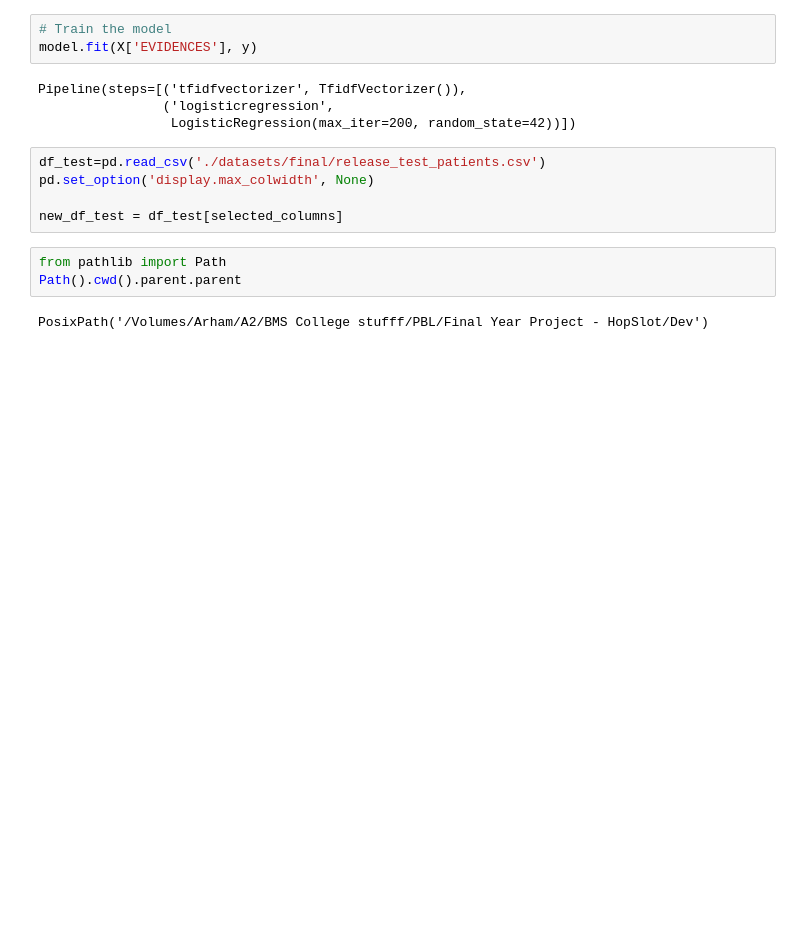
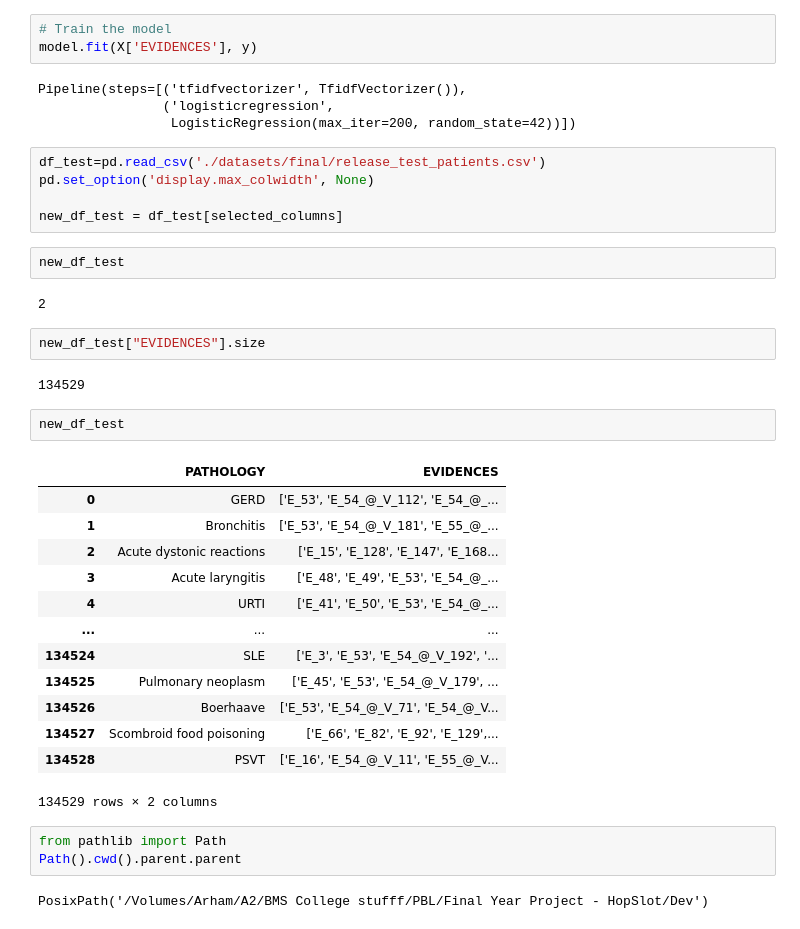
Before and after one commit to arhamsc/HopSlot, a Jupyter notebook: HopSlot-DL/HopSlotDL_LR_model.ipynb, the cells around one changed output. Cells and saved outputs as stored; diff of their text form; blank space fills up the shorter version.

```diff
--- a/HopSlot-DL/HopSlotDL_LR_model.ipynb
+++ b/HopSlot-DL/HopSlotDL_LR_model.ipynb
@@ -56,6 +56,30 @@ df_test=pd.read_csv('./datasets/final/release_test_patients.csv')
 pd.set_option('display.max_colwidth', None)
 
 new_df_test = df_test[selected_columns]
+# %%
+new_df_test
+# %% [output]
+2
+# %%
+new_df_test["EVIDENCES"].size
+# %% [output]
+134529
+# %%
+new_df_test
+# %% [output]
+|  | PATHOLOGY | EVIDENCES |
+| 0 | GERD | ['E_53', 'E_54_@_V_112', 'E_54_@_... |
+| 1 | Bronchitis | ['E_53', 'E_54_@_V_181', 'E_55_@_... |
+| 2 | Acute dystonic reactions | ['E_15', 'E_128', 'E_147', 'E_168... |
+| 3 | Acute laryngitis | ['E_48', 'E_49', 'E_53', 'E_54_@_... |
+| 4 | URTI | ['E_41', 'E_50', 'E_53', 'E_54_@_... |
+| ... | ... | ... |
+| 134524 | SLE | ['E_3', 'E_53', 'E_54_@_V_192', '... |
+| 134525 | Pulmonary neoplasm | ['E_45', 'E_53', 'E_54_@_V_179', ... |
+| 134526 | Boerhaave | ['E_53', 'E_54_@_V_71', 'E_54_@_V... |
+| 134527 | Scombroid food poisoning | ['E_66', 'E_82', 'E_92', 'E_129',... |
+| 134528 | PSVT | ['E_16', 'E_54_@_V_11', 'E_55_@_V... |
+134529 rows × 2 columns
 # %%
 from pathlib import Path
 Path().cwd().parent.parent
```
Also changed, not shown: parts of 7 cells of this notebook.
